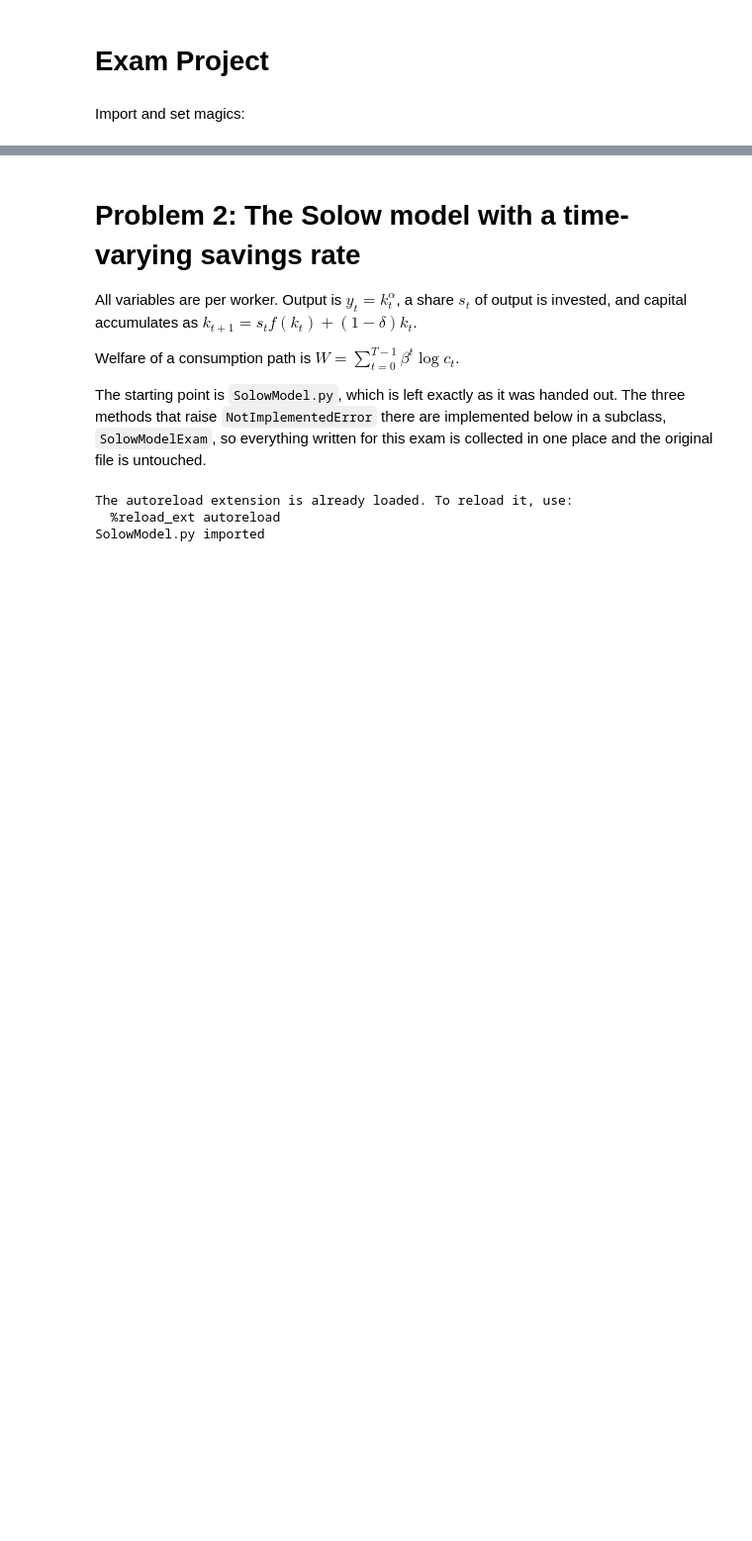
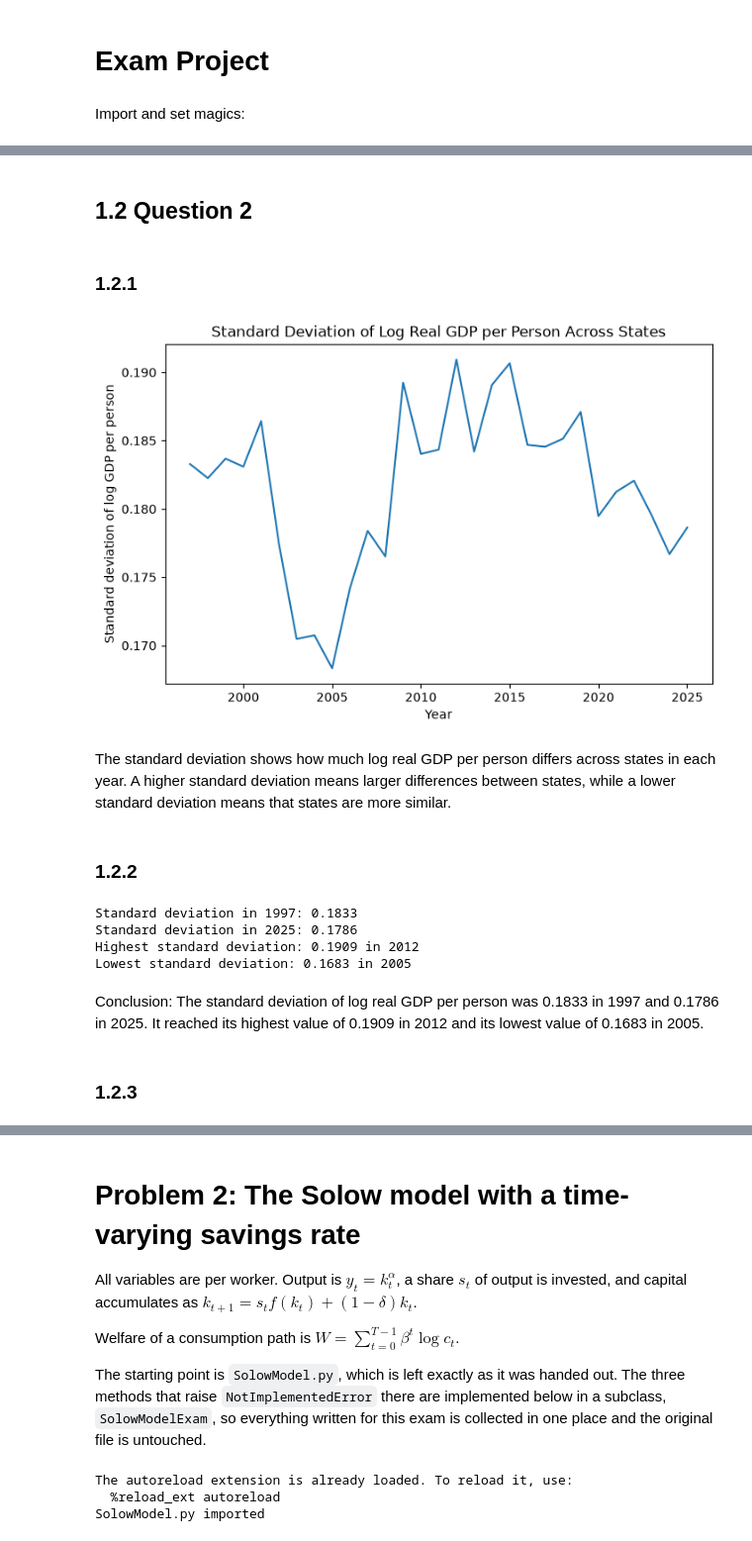
Before and after one commit to NumEconCopenhagen/projects-2025-philippa-ronya, a Jupyter notebook: 03_examproject/Examproject.ipynb, the cells around one changed output, grey strips where cells are left out. Shown at 99% size. Saved outputs shown, nothing was run; the diff lists cells and outputs as text; code cells hidden in the pictures; blank space fills up the shorter version.

```diff
--- a/03_examproject/Examproject.ipynb
+++ b/03_examproject/Examproject.ipynb
@@ -16,0 +83,19 @@ import Problem1, Problem2
+# %%
+# 4. Keep common years and drop states with missing observations
+
+# Find years available in both data frames
+common_years = gdp.index.intersection(pop.index)
+
+# Keep only the common years
+gdp_common = gdp.loc[common_years]
+pop_common = pop.loc[common_years]
+
+# Find states with no missing observations in either data frame
+valid_states = (
+    gdp_common.columns[gdp_common.notna().all()]
+    .intersection(pop_common.columns[pop_common.notna().all()])
+)
+
+# Keep only states with complete observations
+gdp_common = gdp_common[valid_states]
+pop_common = pop_common[valid_states]
@@ -16,0 +244,54 @@ import Problem1, Problem2
+# %% [markdown]
+## 1.2 Question 2
+# %% [markdown]
+### 1.2.1
+# %%
+# 9. Compute the standard deviation of log GDP per person across states
+
+log_y = np.log(y)
+
+std_log_y = log_y.std(axis=1)
+# %%
+# Plot the standard deviation over time
+
+plt.figure(figsize=(8, 5))
+plt.plot(std_log_y.index, std_log_y)
+
+plt.title('Standard Deviation of Log Real GDP per Person Across States')
+plt.xlabel('Year')
+plt.ylabel('Standard deviation of log GDP per person')
+
+plt.show()
+# %% [output]
+[figure, added]
+# %% [markdown]
+The standard deviation shows how much log real GDP per person differs across states in each year. A higher standard deviation means larger differences between states, while a lower standard deviation means that states are more similar.
+# %% [markdown]
+### 1.2.2
+# %%
+# 10. Report standard deviation in first and last year
+
+std_first = std_log_y.loc[t_first]
+std_last = std_log_y.loc[t_last]
+
+# Find highest and lowest standard deviation
+highest_std = std_log_y.max()
+highest_std_year = std_log_y.idxmax()
+
+lowest_std = std_log_y.min()
+lowest_std_year = std_log_y.idxmin()
+
+# Show results
+print(f"Standard deviation in {t_first}: {std_first:.4f}")
+print(f"Standard deviation in {t_last}: {std_last:.4f}")
+print(f"Highest standard deviation: {highest_std:.4f} in {highest_std_year}")
+print(f"Lowest standard deviation: {lowest_std:.4f} in {lowest_std_year}")
+# %% [output]
+Standard deviation in 1997: 0.1833
+Standard deviation in 2025: 0.1786
+Highest standard deviation: 0.1909 in 2012
+Lowest standard deviation: 0.1683 in 2005
+# %% [markdown]
+Conclusion: The standard deviation of log real GDP per person was 0.1833 in 1997 and 0.1786 in 2025. It reached its highest value of 0.1909 in 2012 and its lowest value of 0.1683 in 2005.
+# %% [markdown]
+### 1.2.3
```
Also changed, not shown: parts of 61 cells of this notebook.
